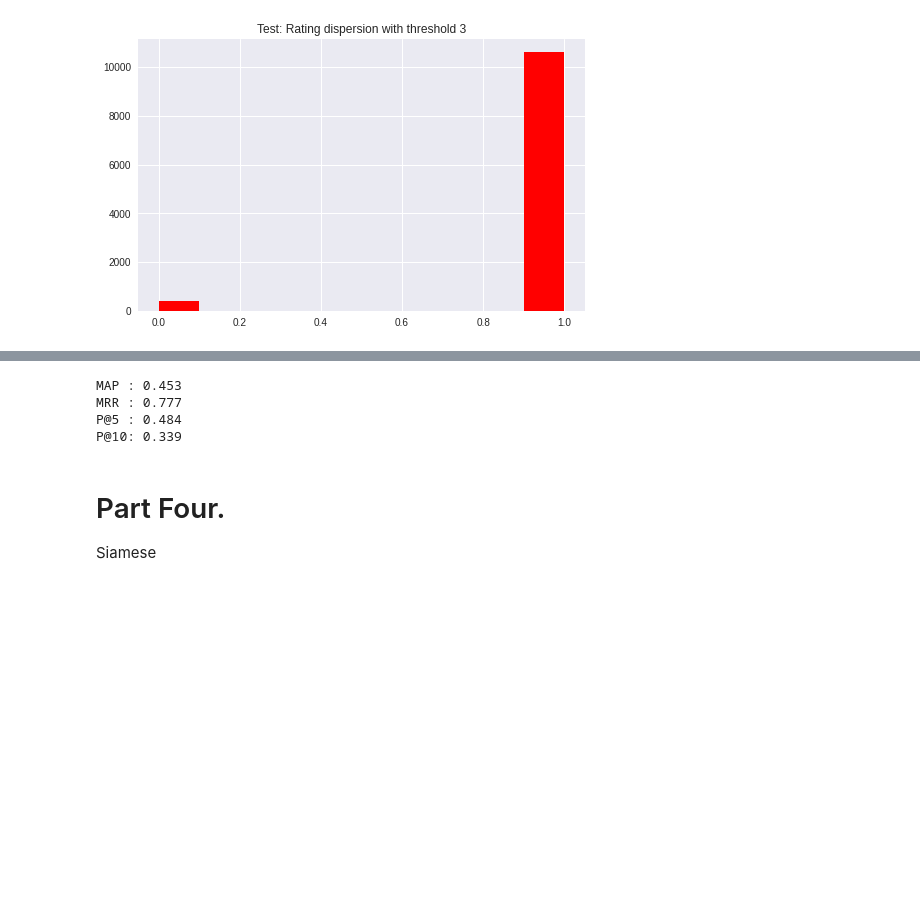
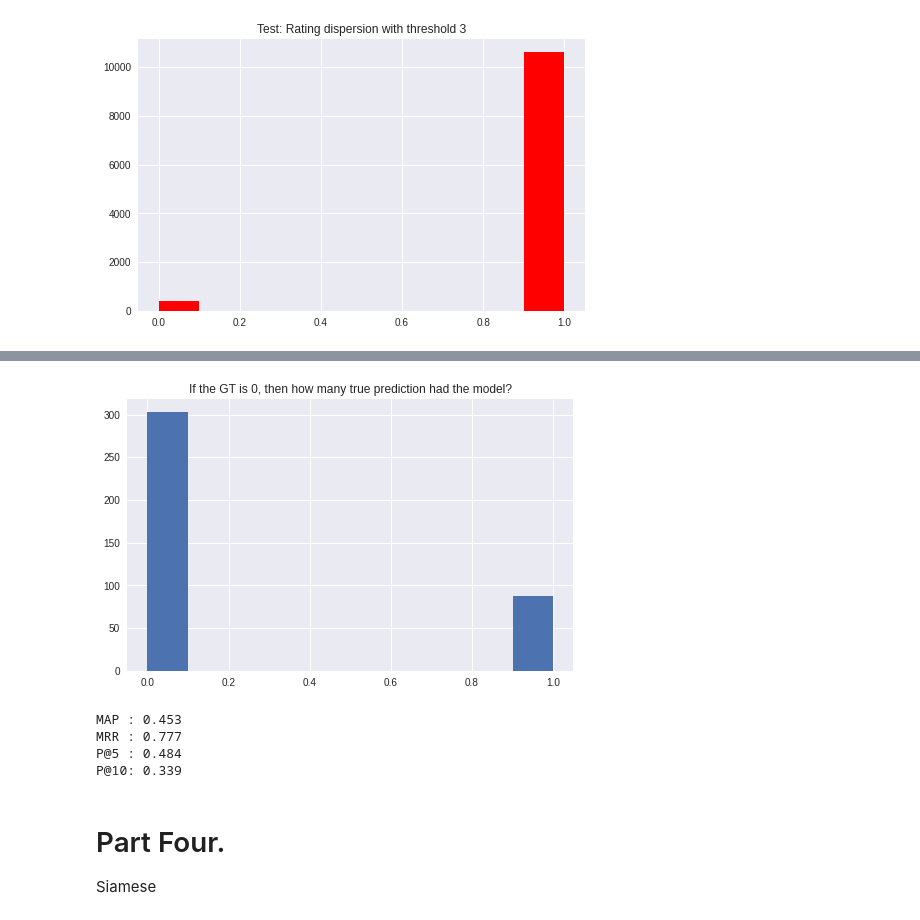
Before and after one commit to nahbos/AUT-Advanced-Information-Retrieval, a Jupyter notebook: Ex03/recommender_system.ipynb, the cells around one changed output, grey strips where cells are left out. Drawn from its saved outputs; the diff is of its cells as text; code cells hidden in the pictures; blank space fills up the shorter version.

```diff
--- a/Ex03/recommender_system.ipynb
+++ b/Ex03/recommender_system.ipynb
@@ -472,5 +503,7 @@ model.compile(loss='binary_crossentropy', optimizer='adam', metrics=['accuracy']
 # %%
-history = model.fit([train.user_id, train.business_id], get_binary(train.rating),
-                    epochs=5, validation_data=([val.user_id, val.business_id], get_binary(val.rating)), verbose=1)
+history = model.fit([train.user_id, train.business_id, train_user_avg, train_restaurant_avg], get_binary(train.rating),
+                    epochs=5,
+                    validation_data=([val.user_id, val.business_id, val_user_avg, val_restaurant_avg], get_binary(val.rating)),
+                    verbose=1)
 # %% [output]
 Epoch 1/5
@@ -490,0 +524,2 @@ model.evaluate([test.user_id, test.business_id], get_binary(test.rating))
+# %%
+predictions = model.predict([test.user_id, test.business_id, test_user_avg, test_restaurant_avg])
@@ -491,4 +528,4 @@ model.evaluate([test.user_id, test.business_id], get_binary(test.rating))
 # %%
-predictions = model.predict([test.user_id, test.business_id])
-[print([0 if predictions[i] < 0.5 else 1], get_binary(test.rating)[i]) for i in range(20)]
+[print('Pred: {} - GT: {}'.format([0 if predictions[i] < 0.5 else 1], get_binary(test.rating)[i])) for i in range(60, 80)]
+print('Done')
 # %% [output]
@@ -532,18 +549,25 @@ predictions = model.predict([test.user_id, test.business_id])
-# %%
-map_ = eval_MAP(ref=query_answer_ref, pred=query_answer_bert)
-mrr = eval_MRR(ref=query_answer_ref, pred=query_answer_bert)
-avg_p_at_5 = eval_AP(ref=query_answer_ref, pred=query_answer_bert, k=5)
-avg_p_at_10 = eval_AP(ref=query_answer_ref, pred=query_answer_bert, k=10)
-
-print('MAP : {:.3f}'.format(map_))
-print('MRR : {:.3f}'.format(mrr))
-print('P@5 : {:.3f}'.format(avg_p_at_5))
-print('P@10: {:.3f}'.format(avg_p_at_10))
-# %% [output]
-MAP : 0.453
-MRR : 0.777
-P@5 : 0.484
-P@10: 0.339
+# %%
+preds = [0 if predictions[i] < 0.5 else 1 for i in range(len(predictions))]
+temp = []
+for i, ele in enumerate(get_binary(test.rating)):
+    if ele == 0:
+        temp.append(preds[i])
+# %%
+with plt.style.context('seaborn'):
+    plt.figure(figsize=(8, 5))
+    plt.hist(temp)
+    plt.title('If the GT is 0, then how many true prediction had the model?')
+    plt.show()
+# %% [output]
+[figure, added]
+# %%
+print('P@5 : {:.3f}'.format())
+print('R@5 : {:.3f}'.format())
+# %% [output]
+MAP : 0.453
+MRR : 0.777
+P@5 : 0.484
+P@10: 0.339
 # %% [markdown]
 # Part Four.
 Siamese
```
Also changed, not shown: parts of 11 cells of this notebook.
